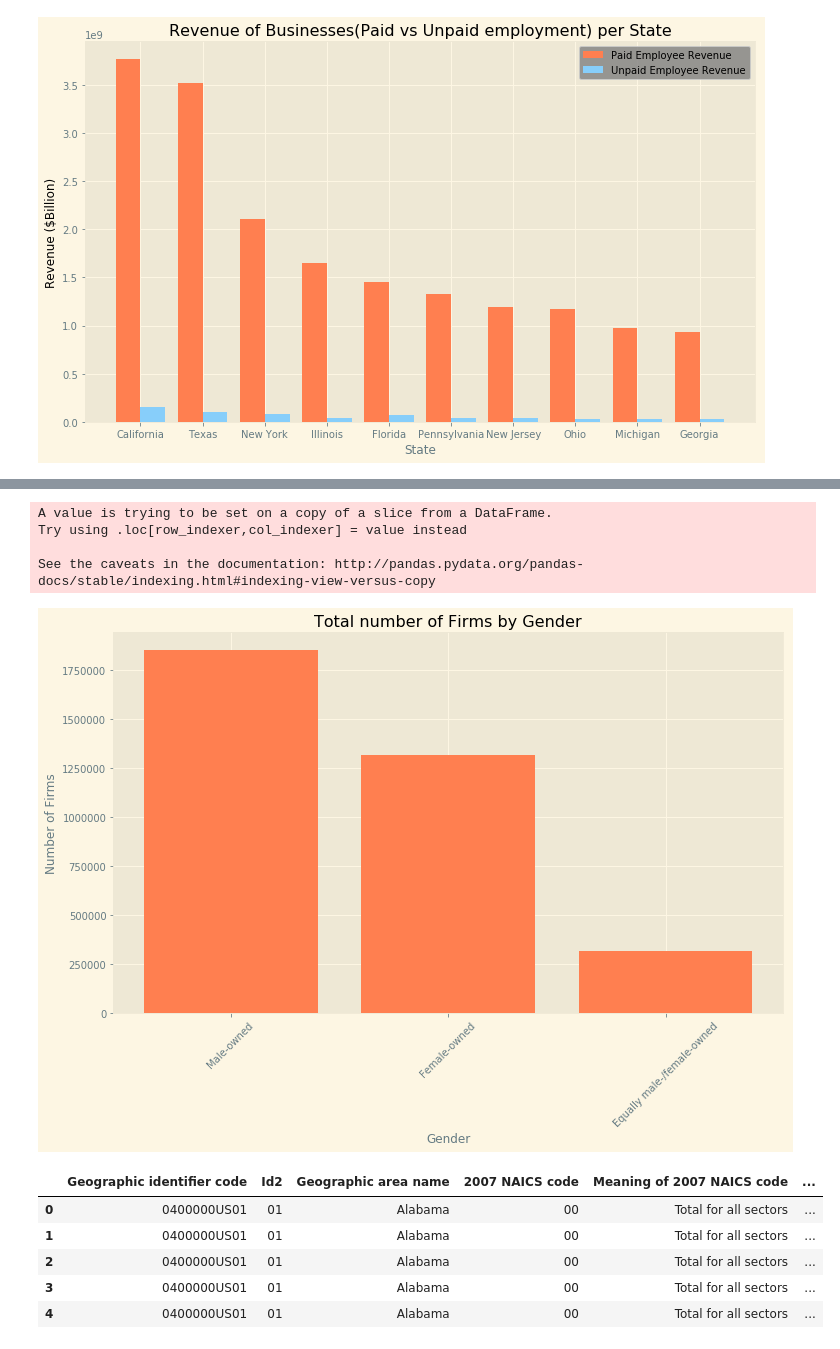
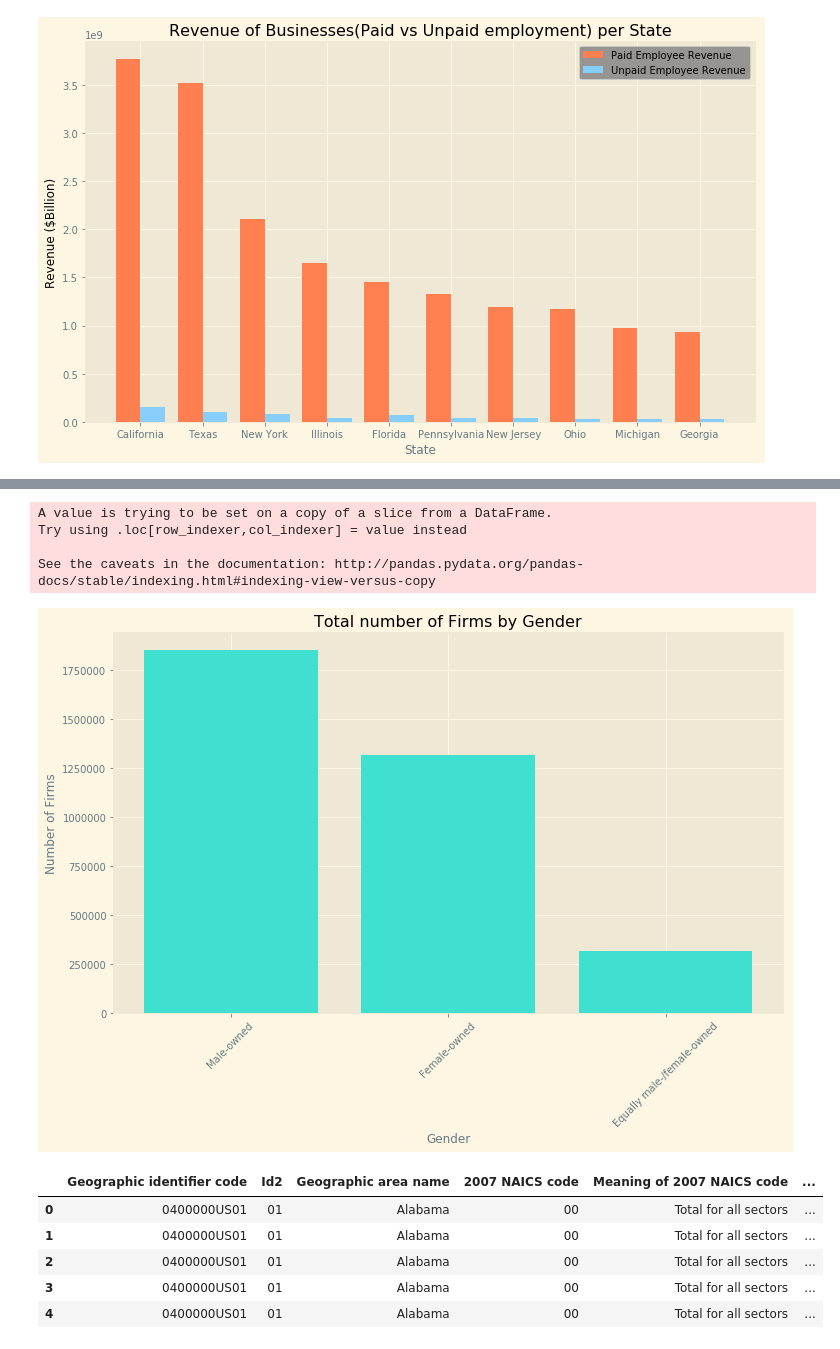
Before and after one commit to tafolabi/Project_Alpha, a Jupyter notebook: Project_Alpha.ipynb, the cells around one changed output, grey strips where cells are left out. Cells and saved outputs as stored; diff of their text form; code cells hidden in the pictures.

```diff
--- a/Project_Alpha.ipynb
+++ b/Project_Alpha.ipynb
@@ -245,28 +313,28 @@ drop3.head()
 # %%
 # Total number of firms per gender
 drop3["Number of Firms"] = drop3["Number of Firms"].astype(float)
 # groupby gender and maximum number of firms to retrtieve the maximum number of firms for each gender
 gender_groupby = drop3.groupby("Gender_owned").agg({"Number of Firms": "max"})
 gender_groupby = gender_groupby.sort_values("Number of Firms", ascending=False)
 # reset index of the data frame
 gender_groupby.reset_index(inplace=True)
 # add all values to a list
 gender = gender_groupby["Gender_owned"].tolist()
 firms3 = gender_groupby["Number of Firms"].tolist()
 # plot bar chart
-plt.bar(gender, firms3, color="coral", align="center")
+plt.bar(gender, firms3, color="turquoise", align="center")
 plt.xticks(gender, rotation=45)
 # plot labels, title and save image
 plt.title("Total number of Firms by Gender")
 plt.ylabel("Number of Firms")
 plt.xlabel("Gender")
 plt.savefig("Output/Gender&Firms2012.png")
 # %% [output]
 A value is trying to be set on a copy of a slice from a DataFrame.
 Try using .loc[row_indexer,col_indexer] = value instead
 
 See the caveats in the documentation: http://pandas.pydata.org/pandas-docs/stable/indexing.html#indexing-view-versus-copy
-[figure, old version]
+[figure, new version]
 # %%
 path_2 = os.path.join("Resources", "enter_2007.csv")
 df_2 = pd.DataFrame(pd.read_csv(path_2))
```
Also changed, not shown: parts of 9 cells of this notebook, 10 other files.
